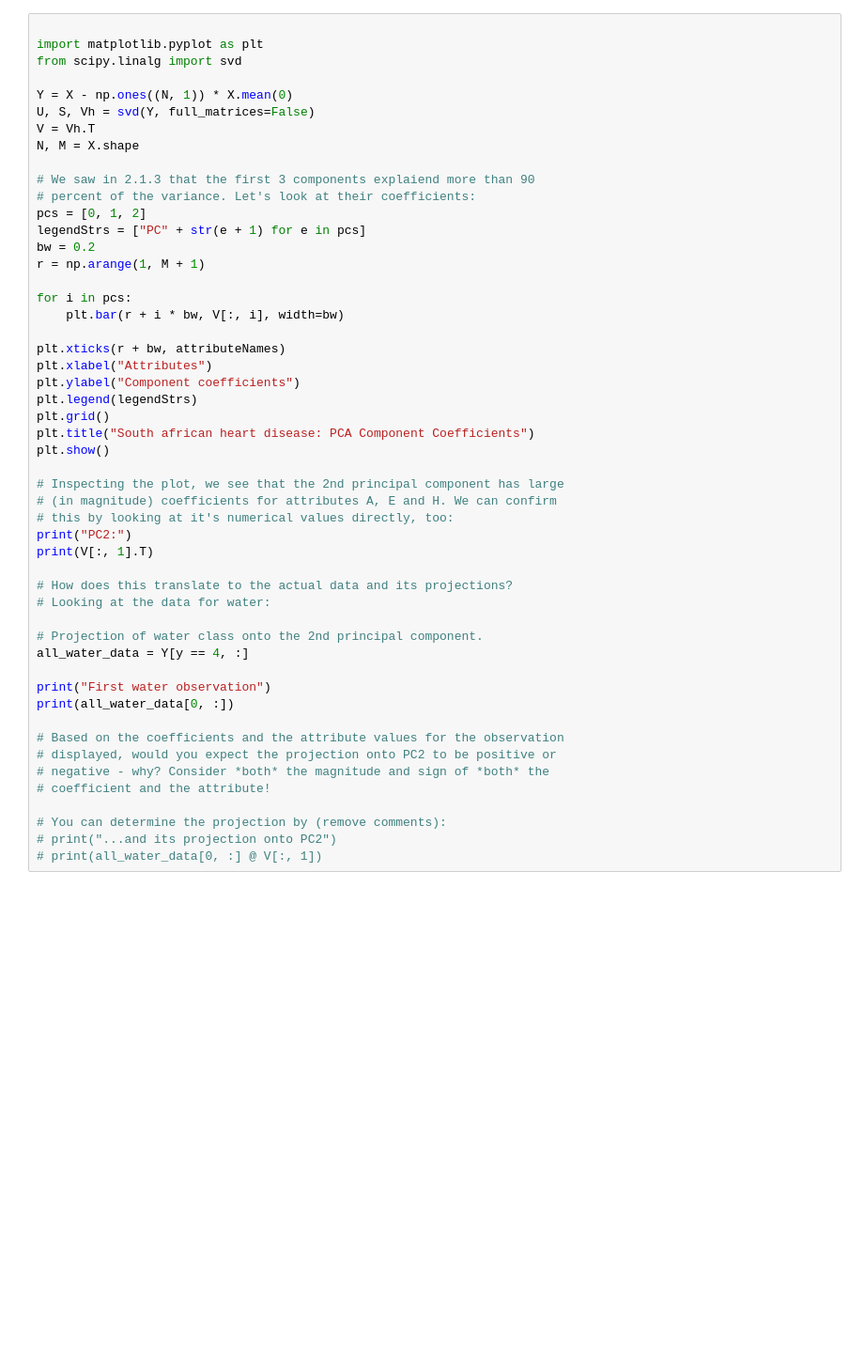
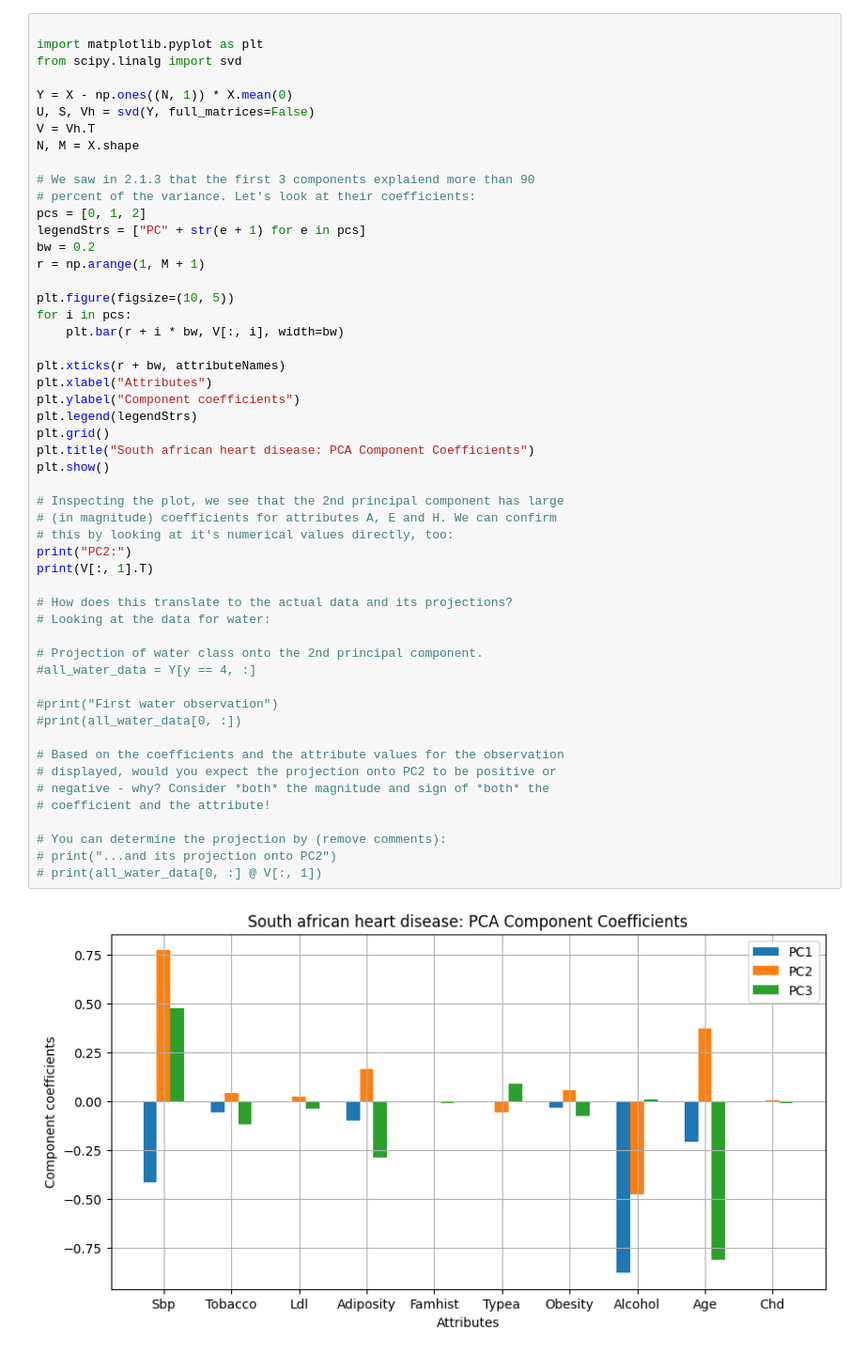
Before and after one commit to KostyalBalint/Intro-to-MI-Project_1, a Jupyter notebook: pca.ipynb, the cells around one changed output. Shown at 94% size. Cells and saved outputs as stored; diff of their text form; blank space fills up the shorter version.

```diff
--- a/pca.ipynb
+++ b/pca.ipynb
@@ -132,37 +162,40 @@ legendStrs = ["PC" + str(e + 1) for e in pcs]
 bw = 0.2
 r = np.arange(1, M + 1)
 
+plt.figure(figsize=(10, 5))
 for i in pcs:
     plt.bar(r + i * bw, V[:, i], width=bw)
 
 plt.xticks(r + bw, attributeNames)
 plt.xlabel("Attributes")
 plt.ylabel("Component coefficients")
 plt.legend(legendStrs)
 plt.grid()
 plt.title("South african heart disease: PCA Component Coefficients")
 plt.show()
 
 # Inspecting the plot, we see that the 2nd principal component has large
 # (in magnitude) coefficients for attributes A, E and H. We can confirm
 # this by looking at it's numerical values directly, too:
 print("PC2:")
 print(V[:, 1].T)
 
 # How does this translate to the actual data and its projections?
 # Looking at the data for water:
 
 # Projection of water class onto the 2nd principal component.
-all_water_data = Y[y == 4, :]
+#all_water_data = Y[y == 4, :]
 
-print("First water observation")
-print(all_water_data[0, :])
+#print("First water observation")
+#print(all_water_data[0, :])
 
 # Based on the coefficients and the attribute values for the observation
 # displayed, would you expect the projection onto PC2 to be positive or
 # negative - why? Consider *both* the magnitude and sign of *both* the
 # coefficient and the attribute!
 
 # You can determine the projection by (remove comments):
 # print("...and its projection onto PC2")
 # print(all_water_data[0, :] @ V[:, 1])
+# %% [output]
+[figure, added]
```
Also changed, not shown: parts of 7 cells of this notebook, 1 other file.
